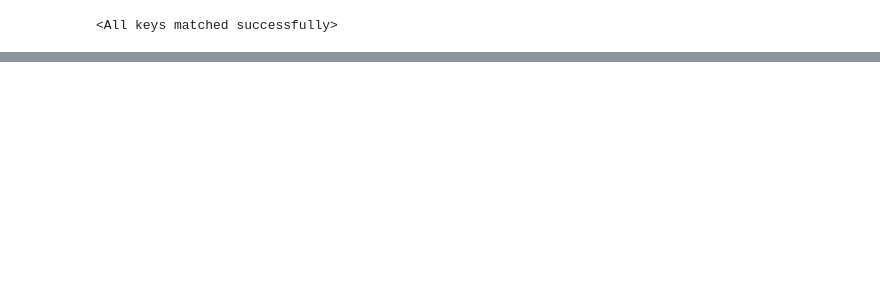
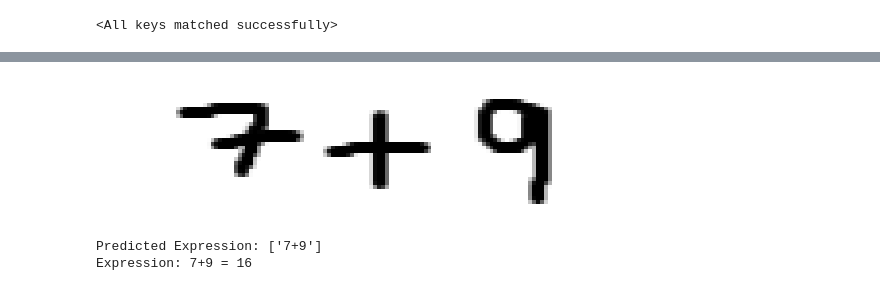
Before and after one commit to harshrajhrj/math-expression-recognition, a Jupyter notebook: model/run_model.ipynb, the cells around one changed output, grey strips where cells are left out. Cells and saved outputs as stored; diff of their text form; code cells hidden in the pictures; blank space fills up the shorter version.

```diff
--- a/model/run_model.ipynb
+++ b/model/run_model.ipynb
@@ -119,0 +118,10 @@ Predicted Expression: ['9+9']
+# %%
+def evaluate(expression):
+    result = eval(expression)
+    print(f"Expression: {expression} = {result}")
+# %%
+evaluate(infer_single_image('predictions/image.png', model, device))
+# %% [output]
+[figure, added]
+Predicted Expression: ['7+9']
+Expression: 7+9 = 16
```
Also changed, not shown: parts of 4 cells of this notebook, 2 other files.
